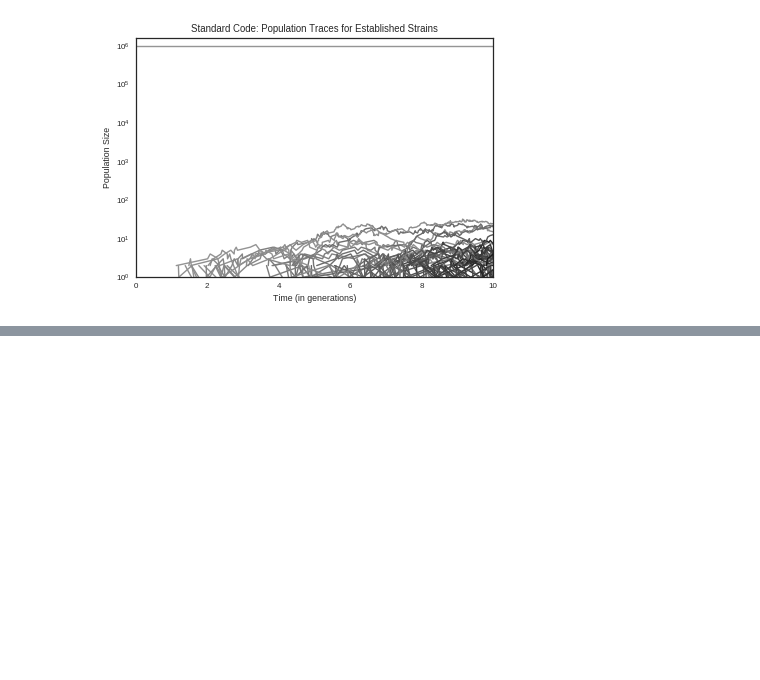
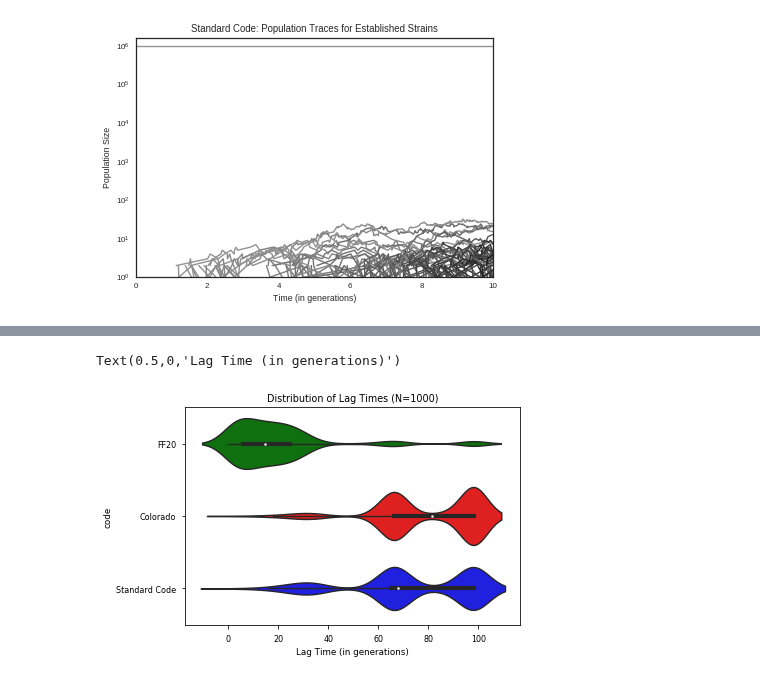
Before and after one commit to EndyLab/codon-tables, a Jupyter notebook: notebooks/fast_fail_figs.ipynb, the cells around one changed output, grey strips where cells are left out. Cells and saved outputs as stored; diff of their text form; code cells hidden in the pictures; blank space fills up the shorter version.

```diff
--- a/notebooks/fast_fail_figs.ipynb
+++ b/notebooks/fast_fail_figs.ipynb
@@ -353,0 +452,15 @@ plt.show()
+# %%
+# plot violin plots for lag times
+ax = sns.violinplot(
+    x='lag',
+    y='code',
+    data=DF_3cd,
+    palette=colordict,
+    inner='box',
+)
+plt.title('Distribution of Lag Times (N=1000)')
+plt.xlabel('Lag Time (in generations)')
+#plt.savefig('bonkers.pdf')
+# %% [output]
+Text(0.5,0,'Lag Time (in generations)')
+[figure, added]
```
Also changed, not shown: parts of 8 cells of this notebook, 1 other file.
